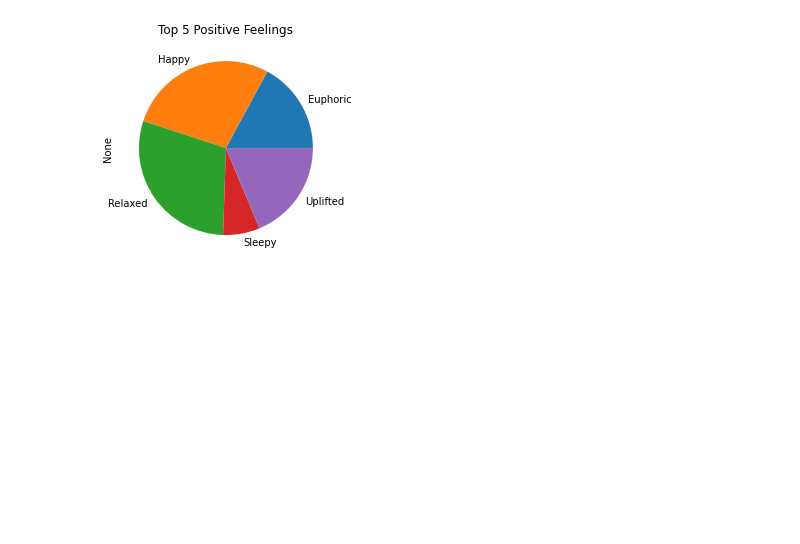
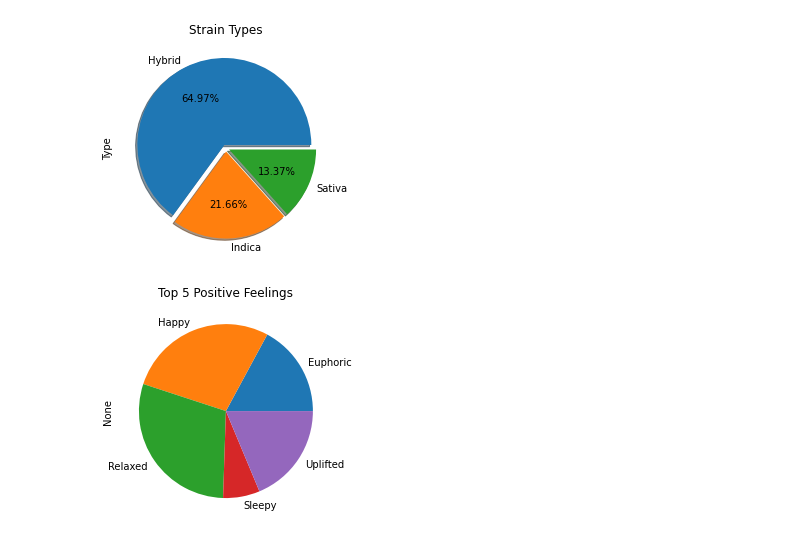
Before and after one commit to DanielOfir/Cannabis-Analysis, a Jupyter notebook: EDA.ipynb, the cells around one changed output. Drawn from its saved outputs; the diff is of its cells as text; code cells hidden in the pictures; blank space fills up the shorter version.

```diff
--- a/EDA.ipynb
+++ b/EDA.ipynb
@@ -25,3 +36,11 @@ plt.show()
+# %%
+most_freq1 = df['Type'].value_counts()
+explode = (0.04, 0.04, 0.04)
+most_freq1.plot(kind='pie',autopct='%1.2f%%',shadow=True,explode=explode)
+plt.title('Strain Types')
+plt.show()
+# %% [output]
+[figure, added]
 # %%
 
 most_freq1 = df['Feeling_1'].value_counts()[:5].sort_index(ascending=True)
```
Also changed, not shown: parts of 4 cells of this notebook, 3 other files.
